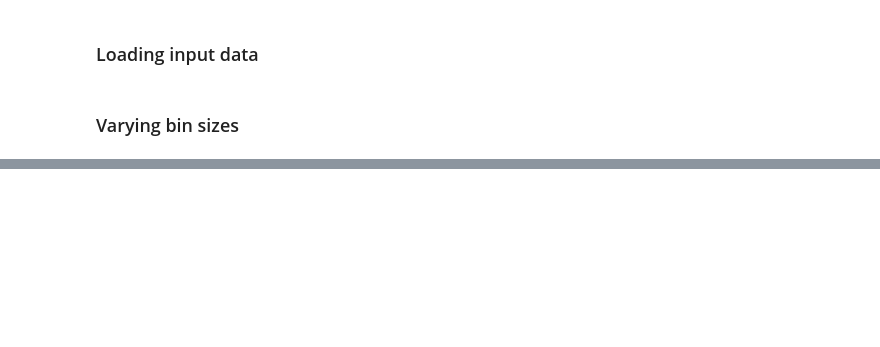
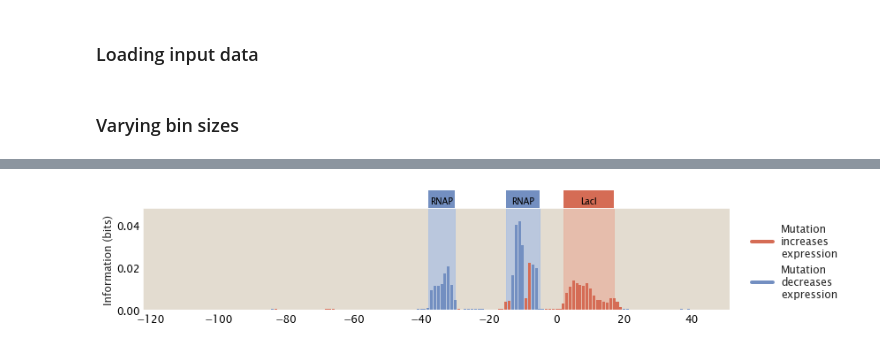
Before and after one commit to RPGroup-PBoC/theoretical_regseq, a Jupyter notebook: notebooks/pipeline/bin_size.ipynb, the cells around one changed output, grey strips where cells are left out. Drawn from its saved outputs; the diff is of its cells as text; code cells hidden in the pictures; blank space fills up the shorter version.

```diff
--- a/notebooks/pipeline/bin_size.ipynb
+++ b/notebooks/pipeline/bin_size.ipynb
@@ -221,0 +62,5 @@ array([0.3797, 0.6203])
+# %%
+tregs.footprint.plot_footprint(promoter, df, region_params,
+                               nbins=3)
+# %% [output]
+[figure, added]
```
Also changed, not shown: parts of 22 cells of this notebook, 7 other files.
